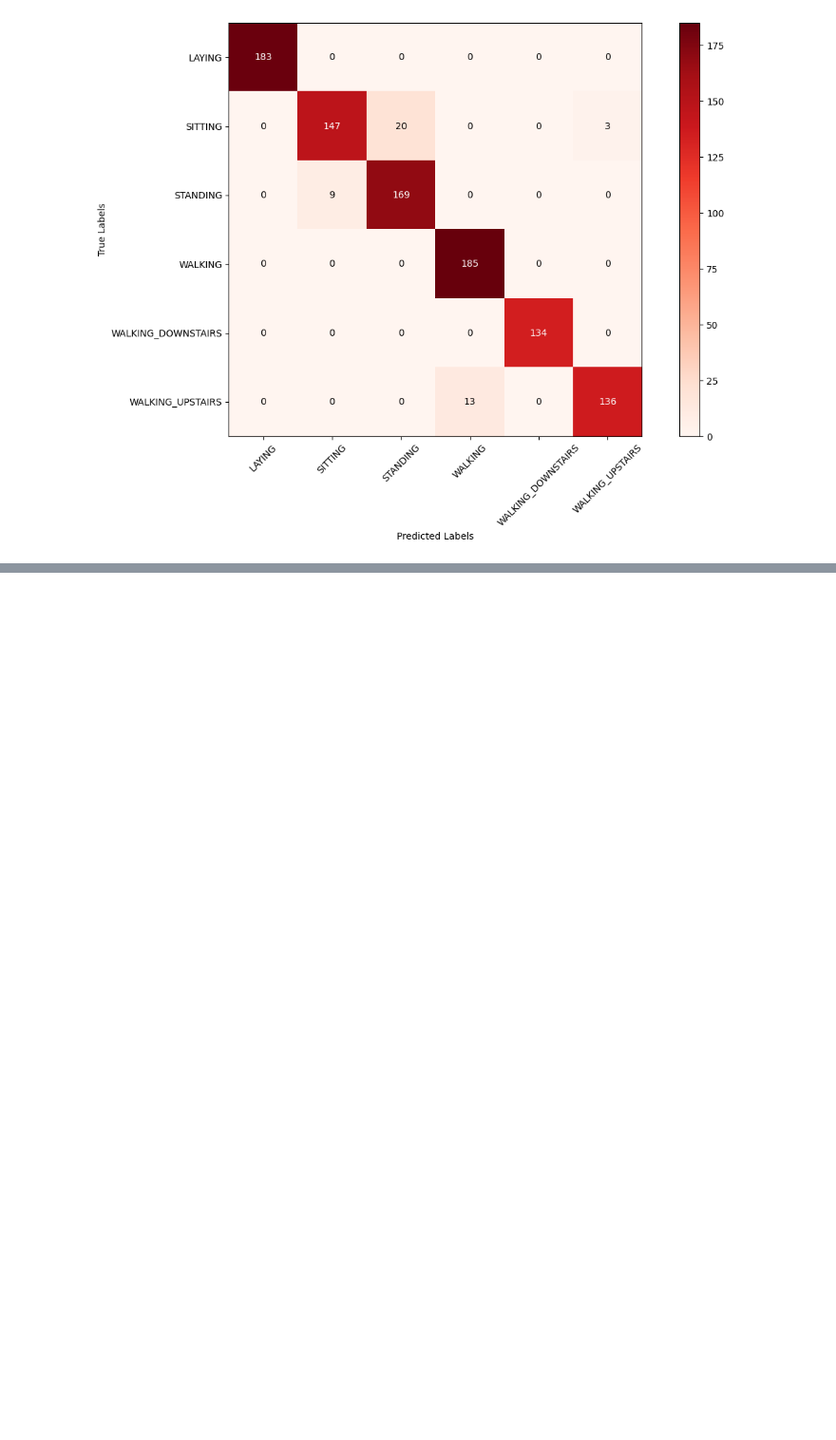
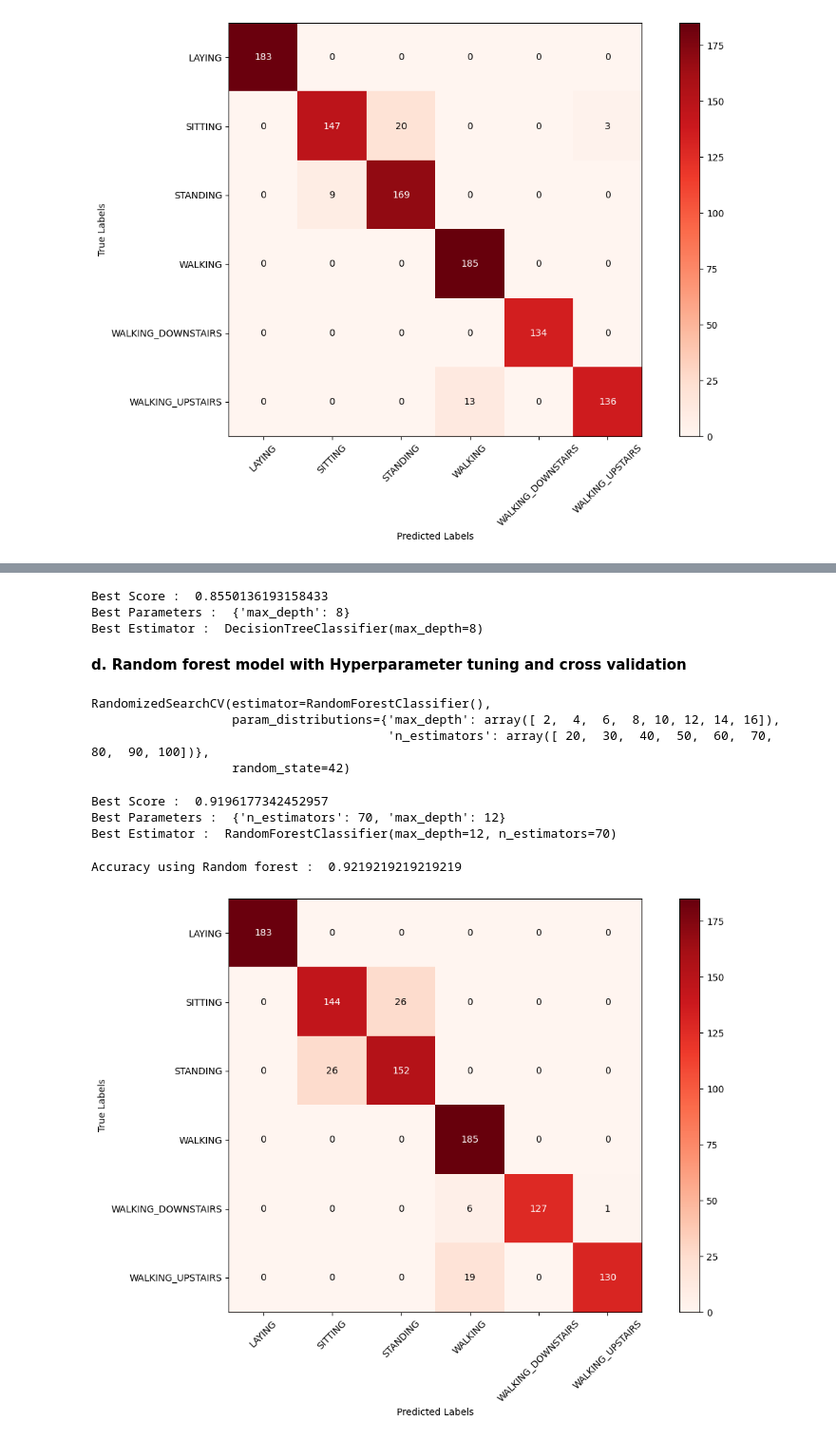
Before and after one commit to shubham8all/Human-Activity-Recognition-Using-Smartphone-Data, a Jupyter notebook: HumanActivityRecognition.ipynb, the cells around one changed output, grey strips where cells are left out. Shown at 95% size. Drawn from its saved outputs; the diff is of its cells as text; code cells hidden in the pictures; blank space fills up the shorter version.

```diff
--- a/HumanActivityRecognition.ipynb
+++ b/HumanActivityRecognition.ipynb
@@ -350,0 +420,42 @@ plot_confusion_matrix(cm, np.unique(y_predict_lr))
+# %%
+
+# getting best random search attributes
+best_random_search_results(dt_classifier_rs)
+# %% [output]
+Best Score :  0.8550136193158433
+Best Parameters :  {'max_depth': 8}
+Best Estimator :  DecisionTreeClassifier(max_depth=8)
+# %% [markdown]
+**d. Random forest model with Hyperparameter tuning and cross validation**
+# %%
+parameters = {
+    'n_estimators':np.arange(20, 101, 10),
+    'max_depth': np.arange(2, 17, 2)
+}
+rf_classifier = RandomForestClassifier()
+rf_classifier_rs = RandomizedSearchCV(rf_classifier, param_distributions=parameters,random_state = 42)
+rf_classifier_rs.fit(x_train, y_train)
+# %% [output]
+RandomizedSearchCV(estimator=RandomForestClassifier(),
+                   param_distributions={'max_depth': array([ 2,  4,  6,  8, 10, 12, 14, 16]),
+                                        'n_estimators': array([ 20,  30,  40,  50,  60,  70,  80,  90, 100])},
+                   random_state=42)
+# %%
+# getting best random search attributes
+best_random_search_results(rf_classifier_rs)
+# %% [output]
+Best Score :  0.9196177342452957
+Best Parameters :  {'n_estimators': 70, 'max_depth': 12}
+Best Estimator :  RandomForestClassifier(max_depth=12, n_estimators=70)
+# %%
+y_pred = rf_classifier_rs.predict(x_test)
+# %%
+rf_accuracy = accuracy_score(y_true=y_test, y_pred=y_pred)
+print("Accuracy using Random forest : ", rf_accuracy)
+# %% [output]
+Accuracy using Random forest :  0.9219219219219219
+# %%
+cm = confusion_matrix(y_test.values,y_pred)
+plot_confusion_matrix(cm, np.unique(y_pred))
+# %% [output]
+[figure, added]
```
Also changed, not shown: parts of 13 cells of this notebook.
